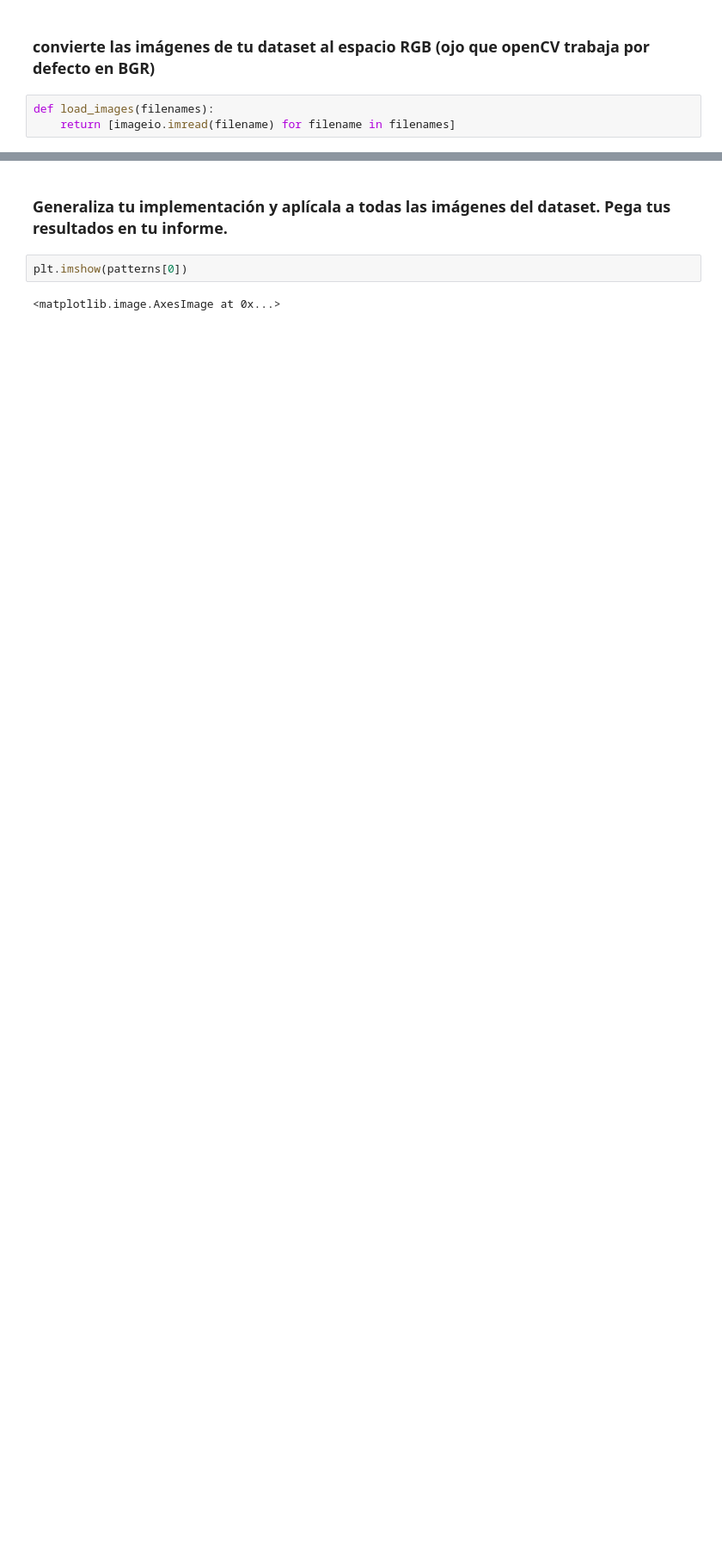
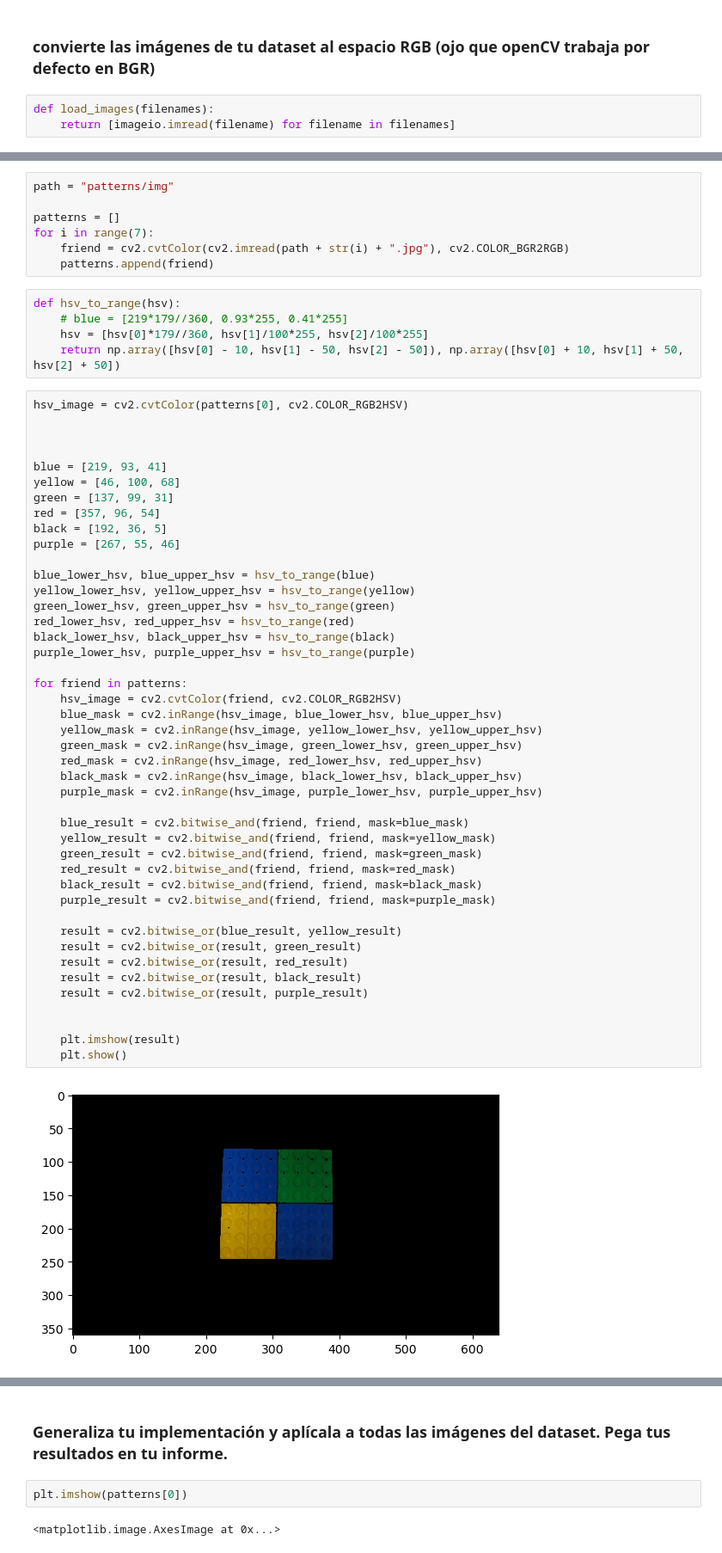
Before and after one commit to javiprietod/Proyecto_final_vision, a Jupyter notebook: pattern_detection.ipynb, the cells around one changed output, grey strips where cells are left out. Shown at 86% size. Saved outputs shown, nothing was run; the diff lists cells and outputs as text; blank space fills up the shorter version.

Commit message:
colors working

```diff
--- a/pattern_detection.ipynb
+++ b/pattern_detection.ipynb
@@ -43,0 +27,58 @@ plt.show()
+# %%
+path = "patterns/img"
+
+patterns = []
+for i in range(7):
+    friend = cv2.cvtColor(cv2.imread(path + str(i) + ".jpg"), cv2.COLOR_BGR2RGB)
+    patterns.append(friend)
+# %%
+def hsv_to_range(hsv):
+    # blue = [219*179//360, 0.93*255, 0.41*255]
+    hsv = [hsv[0]*179//360, hsv[1]/100*255, hsv[2]/100*255]
+    return np.array([hsv[0] - 10, hsv[1] - 50, hsv[2] - 50]), np.array([hsv[0] + 10, hsv[1] + 50, hsv[2] + 50])
+# %%
+hsv_image = cv2.cvtColor(patterns[0], cv2.COLOR_RGB2HSV)
+
+
+
+blue = [219, 93, 41]
+yellow = [46, 100, 68]
+green = [137, 99, 31]
+red = [357, 96, 54]
+black = [192, 36, 5]
+purple = [267, 55, 46]
+
+blue_lower_hsv, blue_upper_hsv = hsv_to_range(blue)
+yellow_lower_hsv, yellow_upper_hsv = hsv_to_range(yellow)
+green_lower_hsv, green_upper_hsv = hsv_to_range(green)
+red_lower_hsv, red_upper_hsv = hsv_to_range(red)
+black_lower_hsv, black_upper_hsv = hsv_to_range(black)
+purple_lower_hsv, purple_upper_hsv = hsv_to_range(purple)
+
+for friend in patterns:
+    hsv_image = cv2.cvtColor(friend, cv2.COLOR_RGB2HSV)
+    blue_mask = cv2.inRange(hsv_image, blue_lower_hsv, blue_upper_hsv)
+    yellow_mask = cv2.inRange(hsv_image, yellow_lower_hsv, yellow_upper_hsv)
+    green_mask = cv2.inRange(hsv_image, green_lower_hsv, green_upper_hsv)
+    red_mask = cv2.inRange(hsv_image, red_lower_hsv, red_upper_hsv)
+    black_mask = cv2.inRange(hsv_image, black_lower_hsv, black_upper_hsv)
+    purple_mask = cv2.inRange(hsv_image, purple_lower_hsv, purple_upper_hsv)
+
+    blue_result = cv2.bitwise_and(friend, friend, mask=blue_mask)
+    yellow_result = cv2.bitwise_and(friend, friend, mask=yellow_mask)
+    green_result = cv2.bitwise_and(friend, friend, mask=green_mask)
+    red_result = cv2.bitwise_and(friend, friend, mask=red_mask)
+    black_result = cv2.bitwise_and(friend, friend, mask=black_mask)
+    purple_result = cv2.bitwise_and(friend, friend, mask=purple_mask)
+
+    result = cv2.bitwise_or(blue_result, yellow_result)
+    result = cv2.bitwise_or(result, green_result)
+    result = cv2.bitwise_or(result, red_result)
+    result = cv2.bitwise_or(result, black_result)
+    result = cv2.bitwise_or(result, purple_result)
+
+
+    plt.imshow(result)
+    plt.show()
+# %% [output]
+[figure, added]
```
Also changed, not shown: parts of 7 cells of this notebook.
